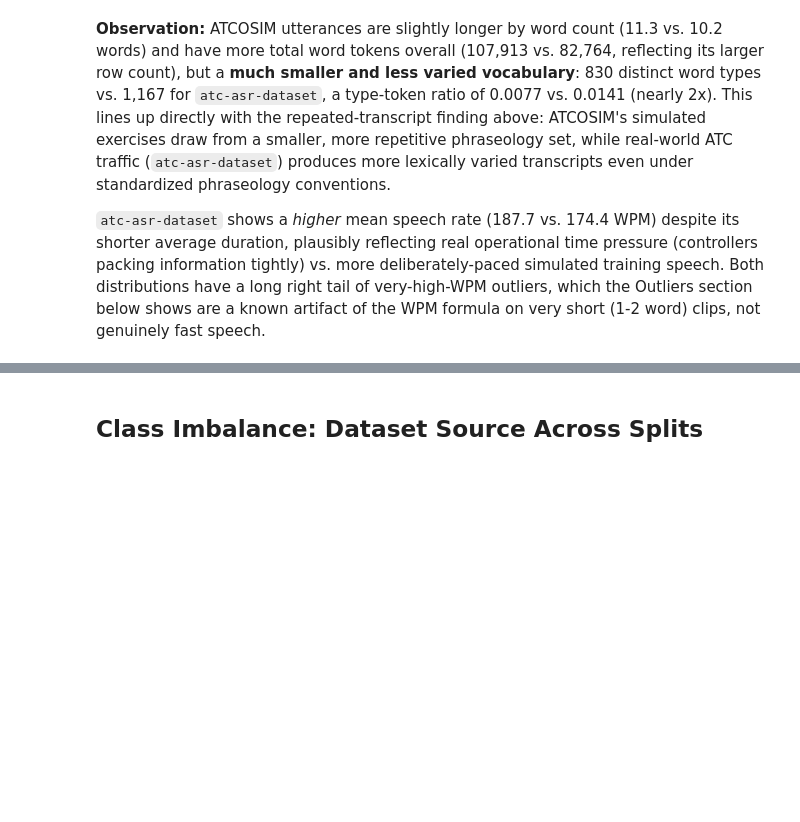
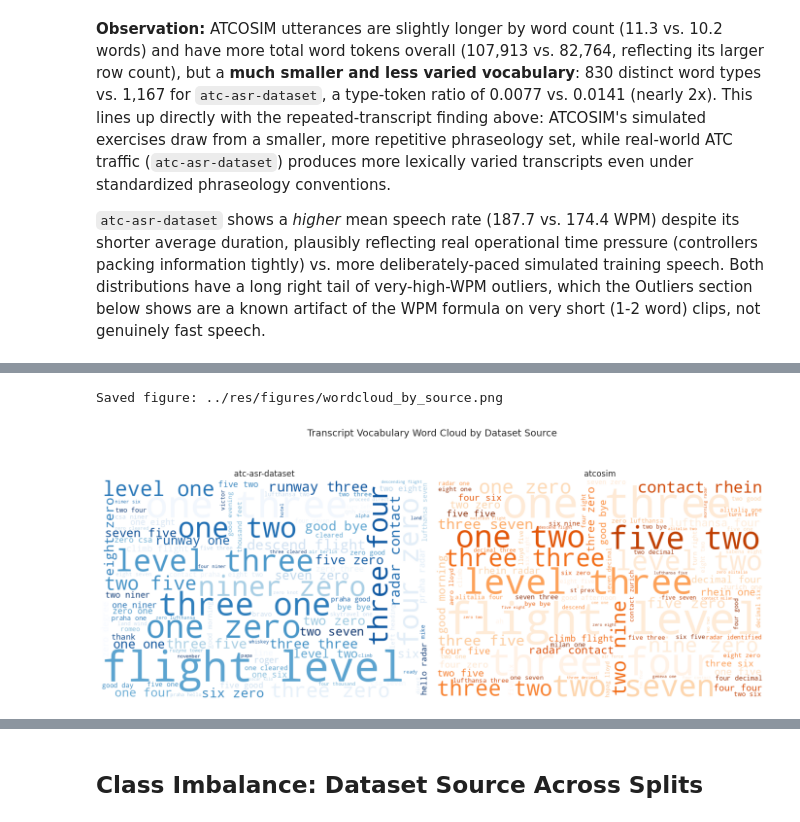
Before and after one commit to BrettFX/UMBC-DATA606-Capstone, a Jupyter notebook: notebooks/comprehensive_eda.ipynb, the cells around one changed output, grey strips where cells are left out. Drawn from its saved outputs; the diff is of its cells as text; code cells hidden in the pictures; blank space fills up the shorter version.

Commit message:
Add audio samples for datasets and wordclouds Polish up observation notes and report.

```diff
--- a/notebooks/comprehensive_eda.ipynb
+++ b/notebooks/comprehensive_eda.ipynb
@@ -1312,0 +1465,25 @@ known artifact of the WPM formula on very short (1-2 word) clips, not genuinely
+# %%
+WORDCLOUD_COLORMAPS = {"atc-asr-dataset": "Blues", "atcosim": "Oranges"}
+
+
+def source_corpus_text(source):
+    """Space-joined transcript_normalized text for one dataset_source."""
+    return " ".join(utterance_df.loc[utterance_df["dataset_source"] == source, "transcript_normalized"])
+
+
+fig, axes = plt.subplots(1, 2, figsize=(14, 6))
+for ax, source in zip(axes, HUE_ORDER):
+    wc = WordCloud(
+        width=900, height=600, background_color="white", stopwords=STOPWORDS,
+        colormap=WORDCLOUD_COLORMAPS[source], random_state=RANDOM_SEED, max_words=100,
+    ).generate(source_corpus_text(source))
+    ax.imshow(wc, interpolation="bilinear")
+    ax.set_title(source)
+    ax.axis("off")
+fig.suptitle("Transcript Vocabulary Word Cloud by Dataset Source", y=1.02, fontsize=14)
+fig.tight_layout()
+save_fig(fig, "wordcloud_by_source")
+plt.show()
+# %% [output]
+Saved figure: ../res/figures/wordcloud_by_source.png
+[figure, added]
```
Also changed, not shown: parts of 14 cells of this notebook, 13 other files.
